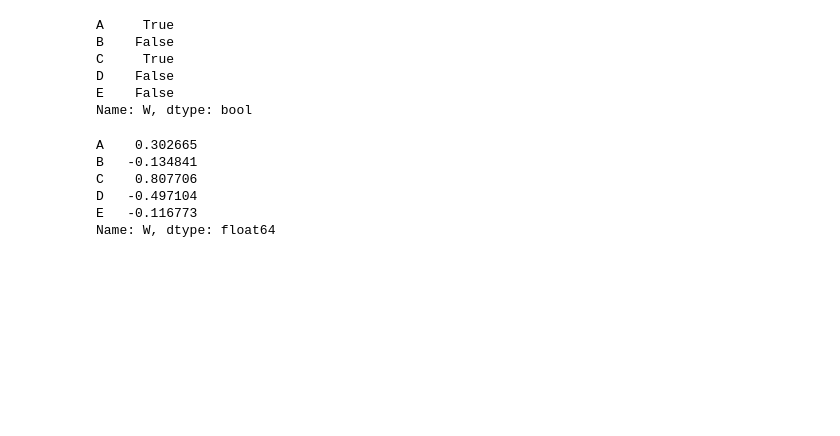
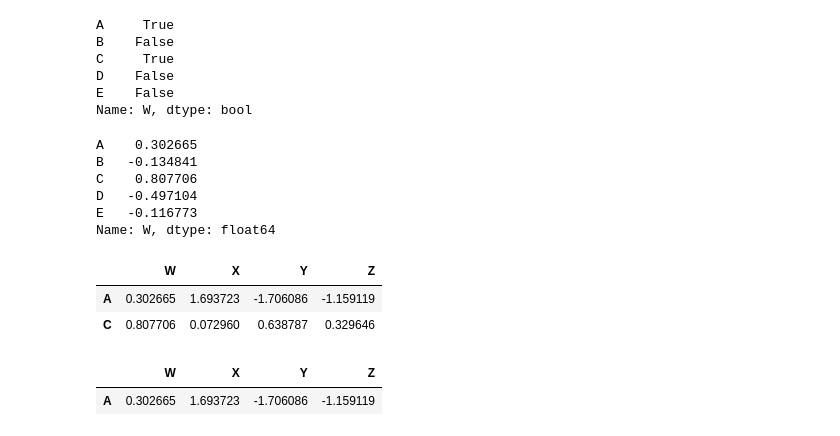
Before and after one commit to majikthise911/notes, a Jupyter notebook: udemyPythonForFinance/notes.ipynb, the cells around one changed output. Saved outputs shown, nothing was run; the diff lists cells and outputs as text; code cells hidden in the pictures; blank space fills up the shorter version.

```diff
--- a/udemyPythonForFinance/notes.ipynb
+++ b/udemyPythonForFinance/notes.ipynb
@@ -285,3 +285,14 @@ C    0.807706
 D   -0.497104
 E   -0.116773
 Name: W, dtype: float64
+# %%
+df[df['W']>0] # we should only get back the rows A and C since they are non negative
+# %% [output]
+|  | W | X | Y | Z |
+| A | 0.302665 | 1.693723 | -1.706086 | -1.159119 |
+| C | 0.807706 | 0.072960 | 0.638787 | 0.329646 |
+# %%
+df[df['Z']<0] # this is asking for all rows where the value in column Z is less than 0
+# %% [output]
+|  | W | X | Y | Z |
+| A | 0.302665 | 1.693723 | -1.706086 | -1.159119 |
```
